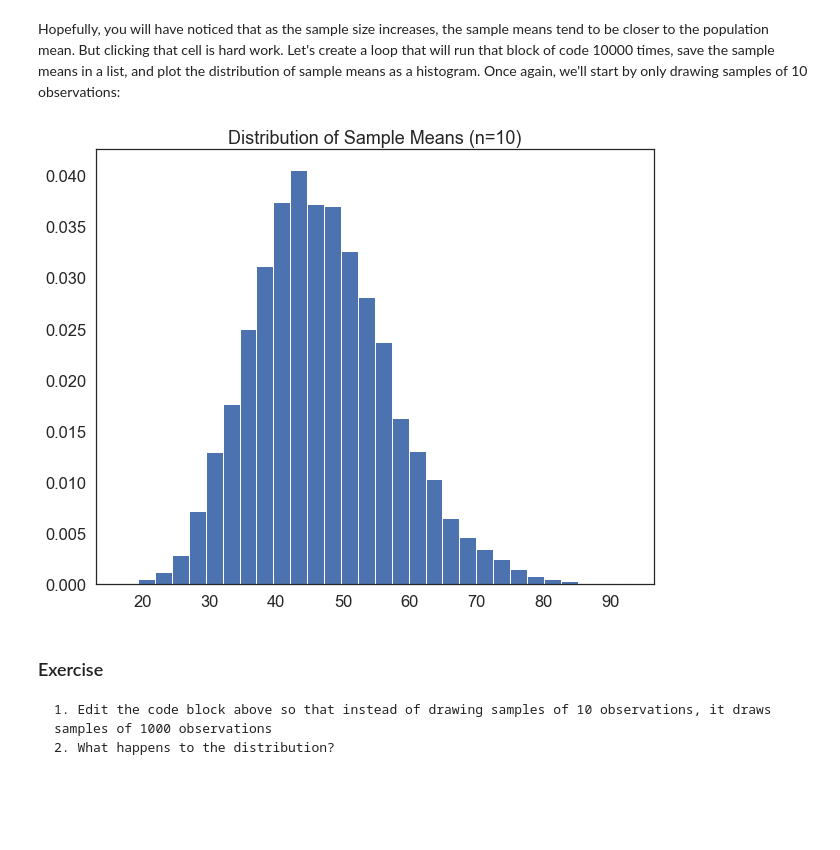
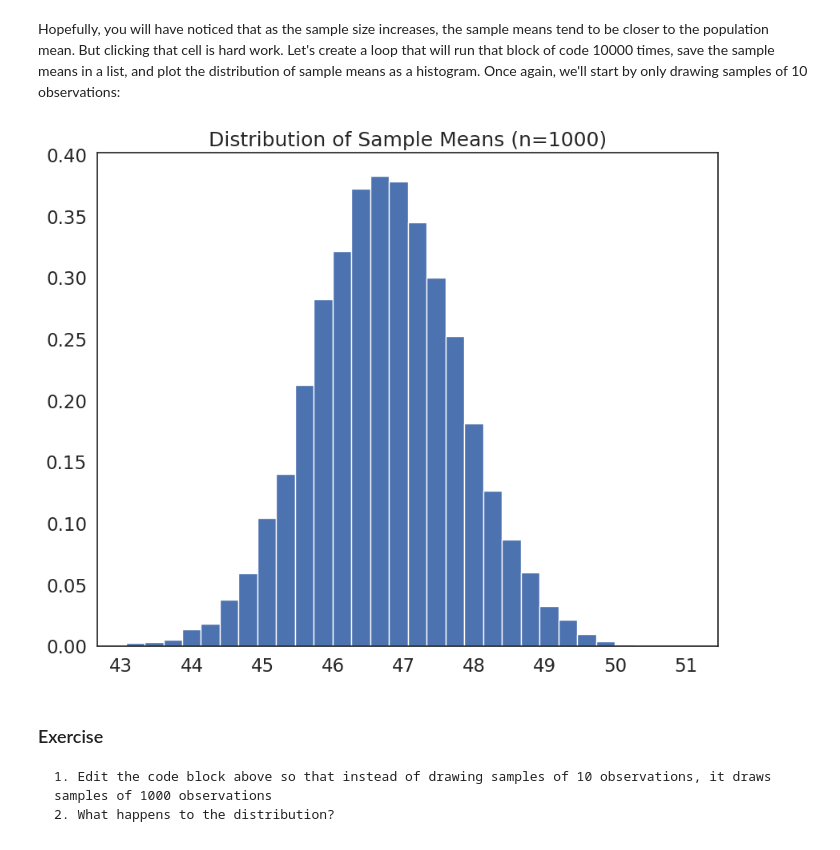
Before and after one commit to ella-tek/qm2, a Jupyter notebook: W5_Distributions_and_Basic_Statistics.ipynb, the cells around one changed output. Drawn from its saved outputs; the diff is of its cells as text; code cells hidden in the pictures; blank space fills up the shorter version.

```diff
--- a/W5_Distributions_and_Basic_Statistics.ipynb
+++ b/W5_Distributions_and_Basic_Statistics.ipynb
@@ -358,19 +369,19 @@ Hopefully, you will have noticed that as the sample size increases, the sample m
 # %%
 #create an empty list to store sample means
 sample_means=[]
 
-sample_size=10
+sample_size=1000
 # loop 10,000 times.
 for i in range(0,10000):
     sample= df['income'].sample(sample_size, replace=True) # draw a sample of 10 observations from the income variable, with replacement
     sample_mean=sample.mean() # calculate the mean of the sample
     sample_means.append(sample_mean) # append the sample mean to the list of sample means
 
 plt.hist(sample_means, bins=30, edgecolor='white', density=True) # plot a histogram of the sample means
 plt.title('Distribution of Sample Means (n={})'.format(sample_size)) # add a title
 plt.show()
 # %% [output]
-[figure, old version]
+[figure, new version]
 # %% [markdown]
 ### Exercise
 
```
Also changed, not shown: parts of 20 cells of this notebook.
